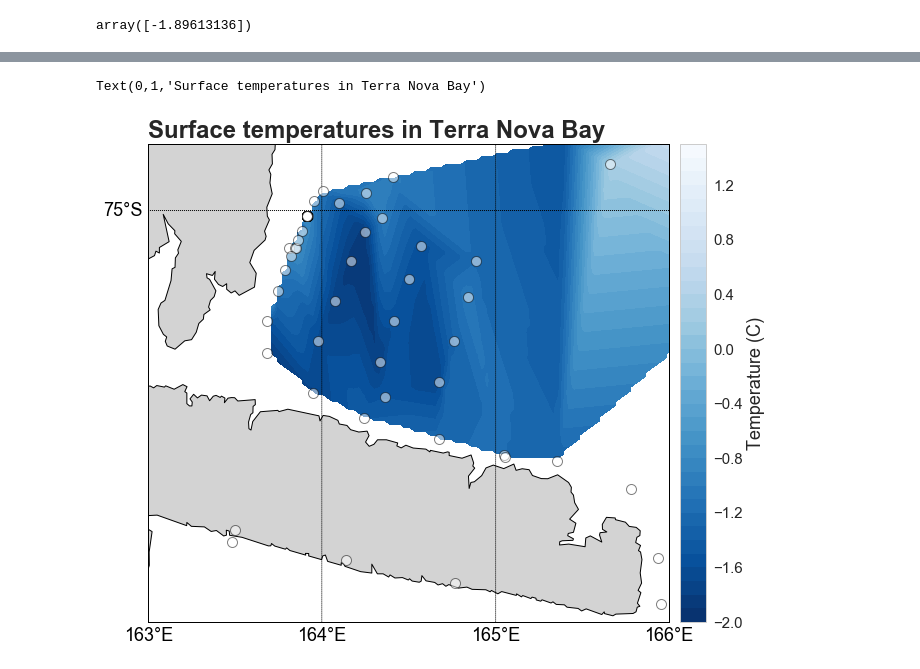
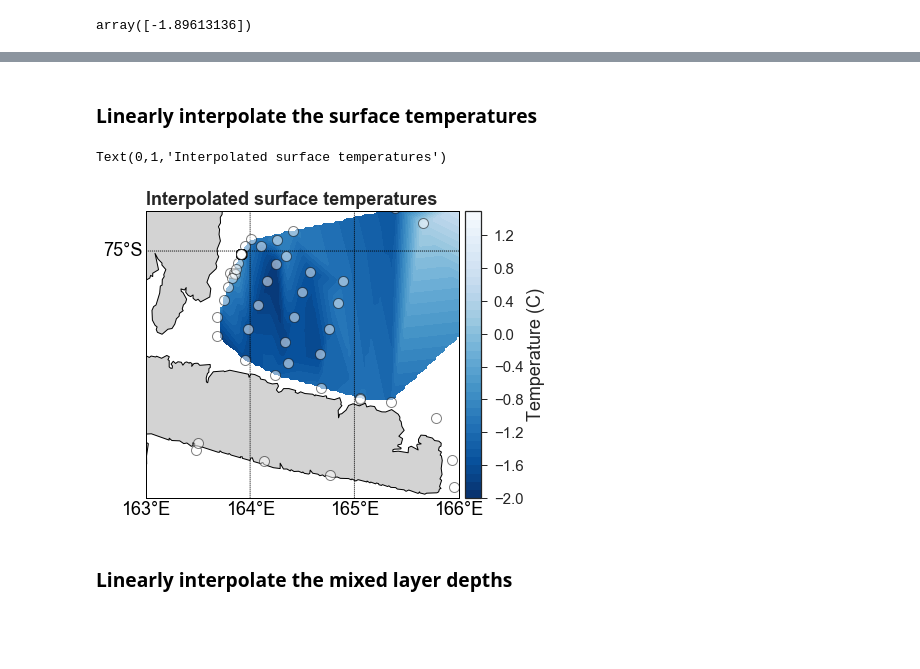
Before and after one commit to sckw/research_computing_assignments, a Jupyter notebook: FinalProject/prelim_Data.ipynb, the cells around one changed output, grey strips where cells are left out. Cells and saved outputs as stored; diff of their text form; code cells hidden in the pictures; blank space fills up the shorter version.

```diff
--- a/FinalProject/prelim_Data.ipynb
+++ b/FinalProject/prelim_Data.ipynb
@@ -118,10 +159,10 @@ Text(0,1,'Temperature profiles')
 # %%
 sns.set(font_scale=1.5)
-sns.set_style('whitegrid')
+sns.set_style('ticks')
 fig, axes = plt.subplots(figsize=(14,7), nrows = 1, ncols = 2)
 for key in ctd:
-    axes[0].scatter(ctd[key]['PSAL2'], ctd[key]['TEMP2'], c=color[list(ctd.keys()).index(key)],cmap='magma', s=0.005, alpha=0.8)
-    axes[1].scatter(ctd[key]['PSAL2'], ctd[key]['TEMP2'], c=color[list(ctd.keys()).index(key)],cmap='magma', s=0.005, alpha=0.8)
+    axes[0].scatter(ctd[key]['PSAL2'], ctd[key]['TEMP2'], c=color[list(ctd.keys()).index(key)],cmap='RdYlBu_r', s=0.005, alpha=0.8)
+    axes[1].scatter(ctd[key]['PSAL2'], ctd[key]['TEMP2'], c=color[list(ctd.keys()).index(key)],cmap='RdYlBu_r', s=0.005, alpha=0.8)
 axes[0].set_ylim([-2.5, 0])
 axes[0].set_xlim([34, 35])
 axes[0].set_ylabel('Temperature ($^{\circ}$C)',FontSize=18)
@@ -134,6 +175,6 @@ axes[1].set_xlabel('Salinity (g/kg)', FontSize=18)
 import matplotlib.patches as patches
 rect = patches.Rectangle((34.6,-2.1),0.3,0.2,linewidth=2,edgecolor='k',facecolor='none')
 axes[0].add_patch(rect)
-axes[1].plot([34.6,34.85],[freeze_mean, freeze_mean],'k')
 fig.subplots_adjust(wspace=.25)
+ax.grid()
 # %% [output]
@@ -143,9 +186,9 @@ fig.subplots_adjust(wspace=.25)
 # %%
 # surface layer means
-ind= [ctd[key][ctd[key]['DEPTH'] <= 20].index for key in ctd]
-depth_surf = [ctd[key][ctd[key]['DEPTH'] <= 20]['DEPTH'] for key in ctd]
-temp_surf = [ctd[key][ctd[key]['DEPTH'] <= 20]['TEMP'] for key in ctd]
-psal_surf = [ctd[key][ctd[key]['DEPTH'] <= 20]['PSAL'] for key in ctd]
+ind= [ctd[key][ctd[key]['DEPTH'] <= 10].index for key in ctd]
+depth_surf = [ctd[key][ctd[key]['DEPTH'] <= 10]['DEPTH'] for key in ctd]
+temp_surf = [ctd[key][ctd[key]['DEPTH'] <= 10]['TEMP'] for key in ctd]
+psal_surf = [ctd[key][ctd[key]['DEPTH'] <= 10]['PSAL'] for key in ctd]
 
 d_means = pd.DataFrame()
 d_means['ind'] = [ind[i] for i in range(0,76)]
@@ -245,0 +305,13 @@ array([-1.89613136])
+# %%
+sns.set(font_scale=1.5)
+sns.set_style('ticks')
+fig= plt.figure(figsize=(6,7))
+for key in ctd:
+    plt.scatter(ctd[key]['PSAL2'], ctd[key]['TEMP2'], c=color[list(ctd.keys()).index(key)],cmap='RdYlBu_r', s=0.005, alpha=0.8)
+plt.title('Temperature-Salinity profiles',loc='left',fontweight='bold',FontSize=24)
+plt.ylim([-2.1, -1.8])
+plt.xlim([34.6, 34.85])
+plt.ylabel('Temperature ($^{\circ}$C)',FontSize=18)
+plt.xlabel('Salinity (g/kg)', FontSize=18)
+plt.plot([34.6,34.85],[freeze_mean, freeze_mean],color='k',linestyle='--')
+plt.text(34.7,-1.85,'Surface freezing point',color='k')
@@ -269,2 +362,4 @@ plt.colorbar()
 # %%
 mld['temp_surf'] = d_means['temp_surf']
+# %%
+mld['psal_surf'] = d_means['psal_surf']
@@ -271,30 +397,34 @@ mld['temp_surf'] = d_means['temp_surf']
+# %% [markdown]
+### Linearly interpolate the surface temperatures
 # %%
 # ignore data away from main bay area! - so latitudes below -75.4 and above 74.8
 mld_bay = mld[(mld['lats']>=-75.4) & (mld['lats']<=-74.8)]
 lons_bay = mld_bay['lons'].values
 lats_bay= mld_bay['lats'].values
-fig = plt.figure(figsize=(10,10))
+fig = plt.figure(figsize=(6,7))
 z = mld_bay['temp_surf'].values
 m6 = Basemap(projection='merc',llcrnrlon=163,urcrnrlon=166, llcrnrlat=-75.6, urcrnrlat=-74.9, resolution='h')
 m6.drawmapboundary(fill_color='white')
 m6.drawcoastlines()
 m6.drawparallels(np.arange(-80.,81.,1.),labels=[True])
 m6.drawmeridians(np.arange(-180.,181.,1.),labels=[False,False,False,True])
 m6.fillcontinents(color='lightgrey', lake_color='white')
 x,y = m6(lons, lats)
 plt.plot(x,y,'wo',alpha=0.5,markersize=10, markeredgecolor='k', markeredgewidth=1)
 # interpolate scatter to regular grid
 numIndexes = 100 # set resolution for mesh
 xi = np.linspace(np.min(lons_bay), np.max(lons_bay),numIndexes)
 yi = np.linspace(np.min(lats_bay), np.max(lats_bay),numIndexes)
 xi,yi = meshgrid(xi, yi)
 zi = griddata((lons_bay, lats_bay), z,(xi, yi),method='linear')
 xmi,ymi = m6(xi,yi)
 contour = m6.contourf(xmi,ymi,zi,cmap='Blues_r',levels=np.linspace(-2,1.5,36))
 cbar = m6.colorbar(contour)
 cbar.set_label('Temperature (C)',FontSize=18)
-plt.title('Surface temperatures in Terra Nova Bay',loc='left',FontSize=24, fontweight='bold')
+plt.title('Interpolated surface temperatures',loc='left',FontSize=18, fontweight='bold')
 # %% [output]
-Text(0,1,'Surface temperatures in Terra Nova Bay')
+Text(0,1,'Interpolated surface temperatures')
-[figure, old version]
+[figure, new version]
+# %% [markdown]
+### Linearly interpolate the mixed layer depths
 # %%
```
Also changed, not shown: parts of 63 cells of this notebook.
